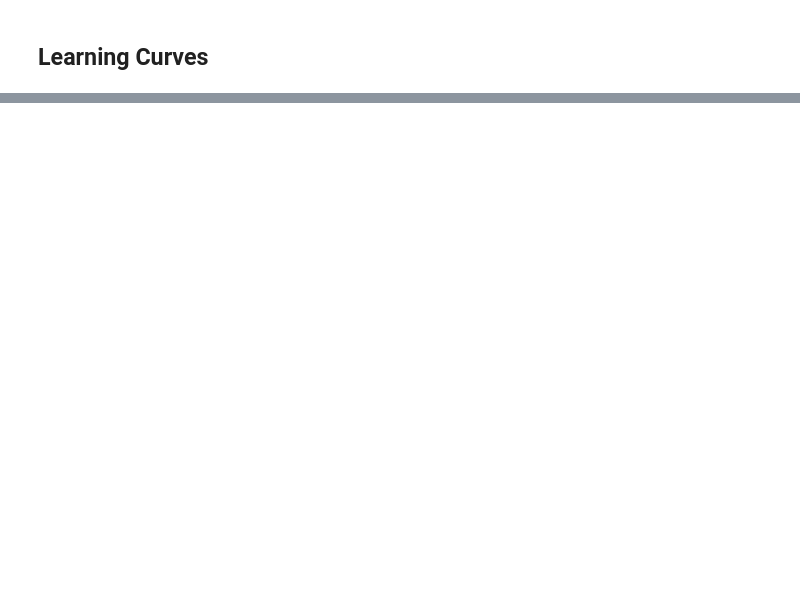
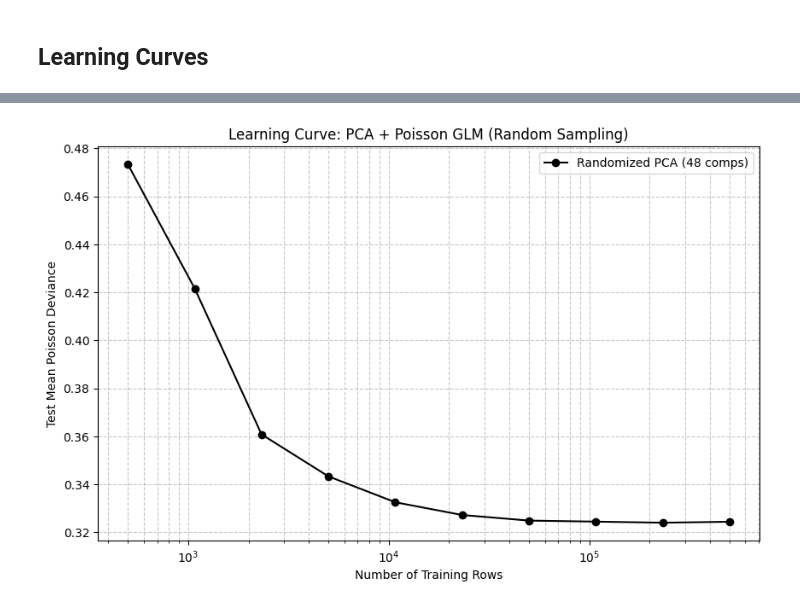
Before and after one commit to derekkusmenko/FinetuneLLM_Pricing, a Jupyter notebook: analysis_baseqwen.ipynb, the cells around one changed output, grey strips where cells are left out. Drawn from its saved outputs; the diff is of its cells as text; code cells hidden in the pictures; blank space fills up the shorter version.

Commit message:
updated learning curve sampling to be random

```diff
--- a/analysis_baseqwen.ipynb
+++ b/analysis_baseqwen.ipynb
@@ -754,0 +599,99 @@ Size 500000: 0.32430
+# %%
+import numpy as np
+import pandas as pd
+import statsmodels.api as sm
+from sklearn.decomposition import PCA
+from sklearn.metrics import mean_poisson_deviance
+import matplotlib.pyplot as plt
+
+# -------------------------------------------------------
+# Handle NpzFile and Shuffle
+# -------------------------------------------------------
+# Extracting arrays from the NpzFile object
+X_raw_all = train_df['X']
+y_raw_all = train_df['y']
+w_raw_all = train_df['w']
+
+# Create a random permutation of indices to shuffle X, y, and w together
+np.random.seed(42)
+indices = np.random.permutation(len(y_raw_all))
+
+X_train_full = X_raw_all[indices]
+y_train_full = y_raw_all[indices]
+offset_train_full = w_raw_all[indices]
+
+# Setup Test Data (Assuming test_df is also an NpzFile or similar)
+# We convert to numpy arrays immediately for consistency
+X_test_raw = np.array(test_df['X'])
+y_test = np.array(test_df['y'])
+offset_test = np.array(test_df['w'])
+
+# -------------------------------------------------------
+# Learning Curve Loop
+# -------------------------------------------------------
+max_rows = len(y_train_full)
+# Ensure we don't exceed actual data size
+train_sizesr = np.geomspace(500, min(500000, max_rows), num=10, dtype=int)
+deviancesr_2 = []
+n_components = 48
+
+for size in train_sizesr:
+    # Slice from the SHUFFLED numpy arrays
+    X_train_sub_raw = X_train_full[:size]
+    y_train_sub = y_train_full[:size]
+    off_train_sub = offset_train_full[:size]
+
+    try:
+        # Fit PCA on the current training subset only
+        pca = PCA(n_components=n_components)
+        X_train_pca = pca.fit_transform(X_train_sub_raw)
+
+        # Transform the FIXED Test set using the PCA fitted on this subset
+        X_test_pca = pca.transform(X_test_raw)
+
+        # Add constants for Statsmodels
+        X_train_glm = sm.add_constant(X_train_pca)
+        X_test_glm = sm.add_constant(X_test_pca, has_constant='add')
+
+        # Fit GLM
+        glm = sm.GLM(
+            endog=y_train_sub,
+            exog=X_train_glm,
+            offset=np.log(off_train_sub),
+            family=sm.families.Poisson()
+        )
+        results = glm.fit()
+
+        # Predict on transformed Test Set
+        preds = results.predict(exog=X_test_glm, offset=np.log(offset_test))
+
+        # Score
+        mpd = mean_poisson_deviance(y_test, preds)
+        deviancesr_2.append(mpd)
+        print(f"Size {size}: {mpd:.5f}")
+
+    except Exception as e:
+        print(f"Size {size} failed: {e}")
+        deviancesr_2.append(None)
+
+# -------------------------------------------------------
+# Plotting
+# -------------------------------------------------------
+plt.figure(figsize=(10, 6))
+
+# Filter out potential None values for the plot
+valid_indices = [i for i, v in enumerate(deviancesr_2) if v is not None]
+plt.plot(
+    np.array(train_sizesr)[valid_indices],
+    np.array(deviancesr_2)[valid_indices],
+    marker='o', color='black', label=f'Randomized PCA ({n_components} comps)'
+)
+
+plt.xscale('log')
+plt.title('Learning Curve: PCA + Poisson GLM (Random Sampling)')
+plt.xlabel('Number of Training Rows')
+plt.ylabel('Test Mean Poisson Deviance')
+plt.grid(True, linestyle='--', alpha=0.7, which='both')
+plt.legend()
+plt.show()
+# %% [output]
@@ -754,0 +708 @@ Size 500000: 0.32430
+[figure, added]
```
Also changed, not shown: parts of 7 cells of this notebook.
